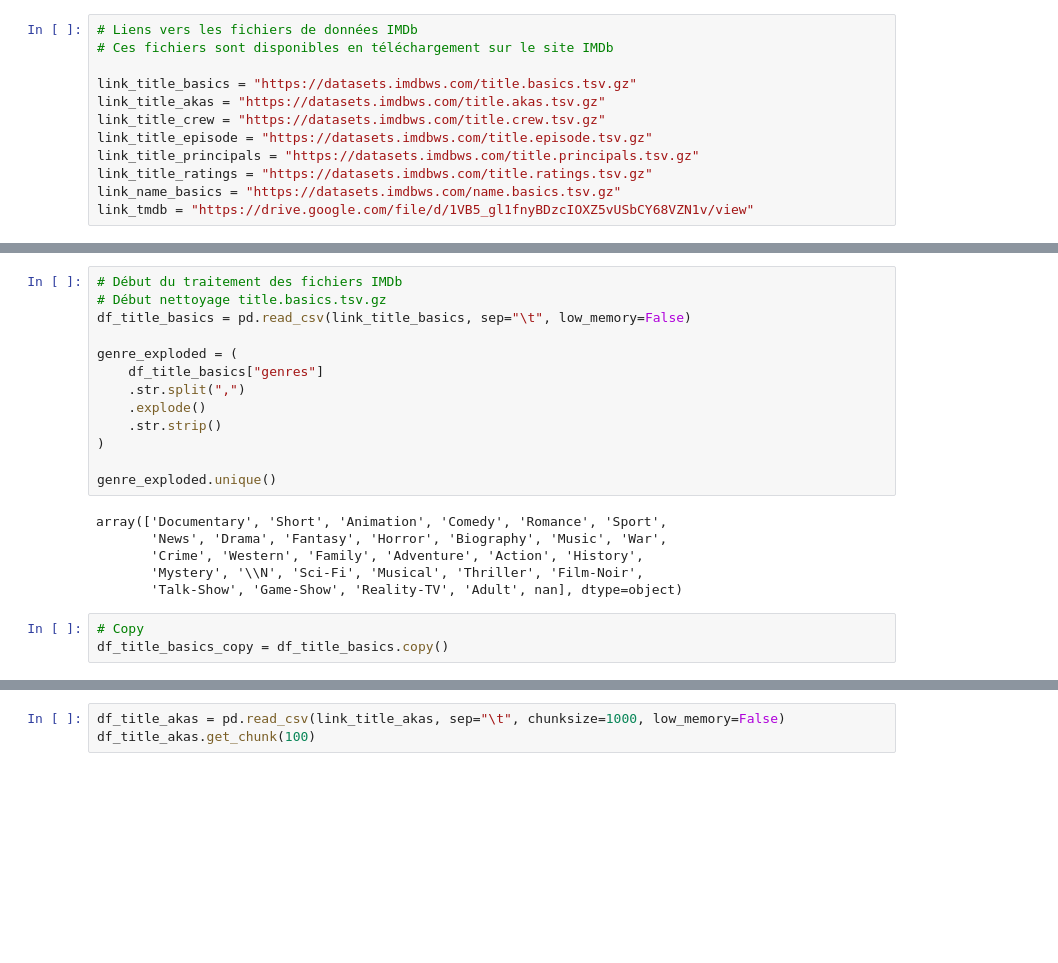
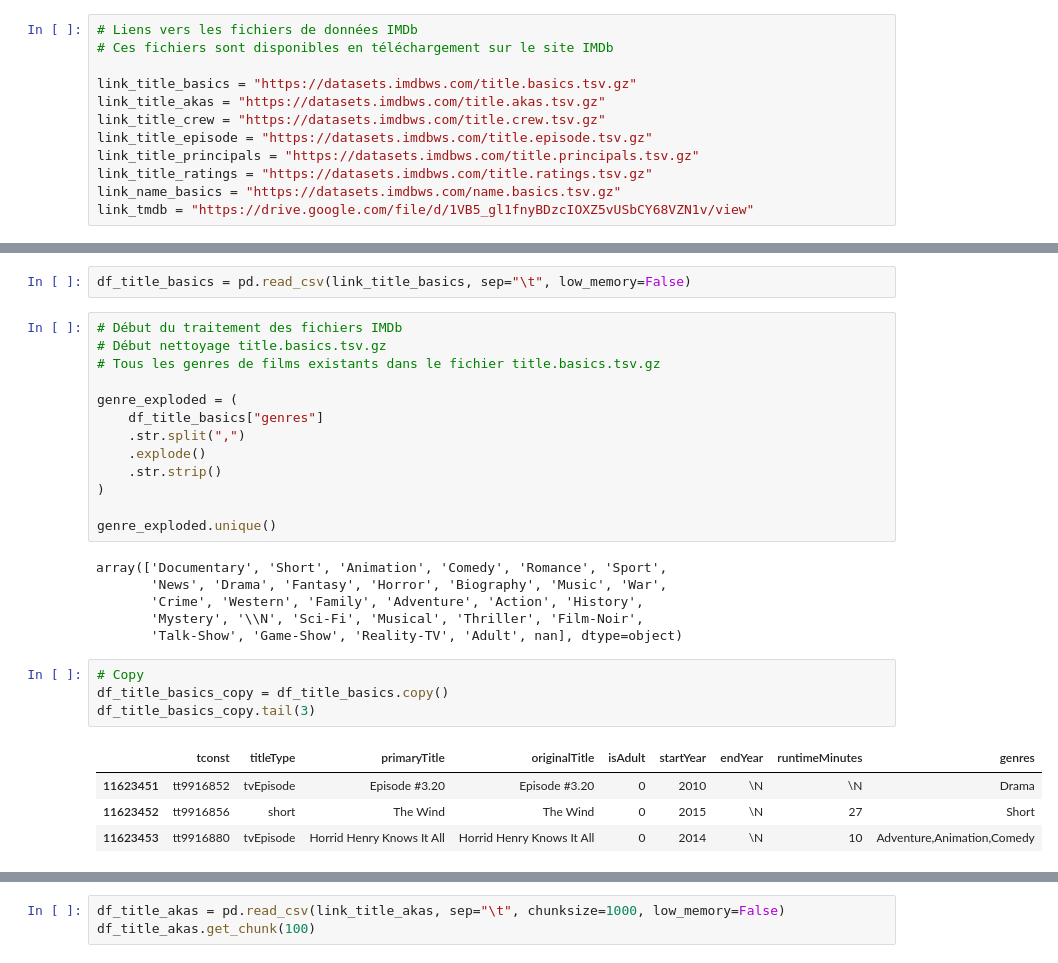
Before and after one commit to Idumii/WildCodeSchool-Projet2, a Jupyter notebook: base.ipynb, the cells around one changed output, grey strips where cells are left out. Drawn from its saved outputs; the diff is of its cells as text; blank space fills up the shorter version.

```diff
--- a/base.ipynb
+++ b/base.ipynb
@@ -32,9 +32,11 @@ From (redirected): https://drive.google.com/uc?id=1VB5_gl1fnyBDzcIOXZ5vUSbCY68VZ
 To: c:\Users\User\Documents\Projet2\WildCodeSchool-Projet2\tmdb_movies.csv
 'tmdb_movies.csv'
+# %%
+df_title_basics = pd.read_csv(link_title_basics, sep="\t", low_memory=False)
 # %%
 # Début du traitement des fichiers IMDb
 # Début nettoyage title.basics.tsv.gz
-df_title_basics = pd.read_csv(link_title_basics, sep="\t", low_memory=False)
+# Tous les genres de films existants dans le fichier title.basics.tsv.gz
 
 genre_exploded = (
     df_title_basics["genres"]
@@ -53,6 +55,12 @@ array(['Documentary', 'Short', 'Animation', 'Comedy', 'Romance', 'Sport',
 # %%
 # Copy
 df_title_basics_copy = df_title_basics.copy()
+df_title_basics_copy.tail(3)
+# %% [output]
+|  | tconst | titleType | primaryTitle | originalTitle | isAdult | startYear | endYear | runtimeMinutes | genres |
+| 11623451 | tt9916852 | tvEpisode | Episode #3.20 | Episode #3.20 | 0 | 2010 | \N | \N | Drama |
+| 11623452 | tt9916856 | short | The Wind | The Wind | 0 | 2015 | \N | 27 | Short |
+| 11623453 | tt9916880 | tvEpisode | Horrid Henry Knows It All | Horrid Henry Knows It All | 0 | 2014 | \N | 10 | Adventure,Animation,Comedy |
 # %%
 # Remlpacer nan et \\N par "Unknown"
 
```
Also changed, not shown: parts of 3 cells of this notebook.
